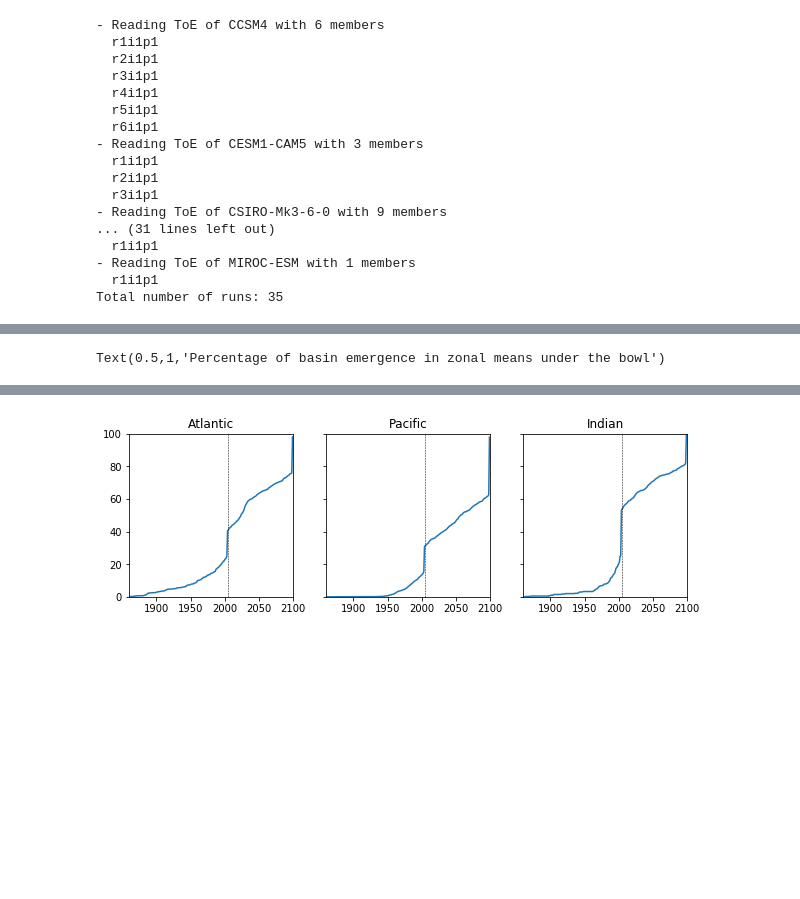
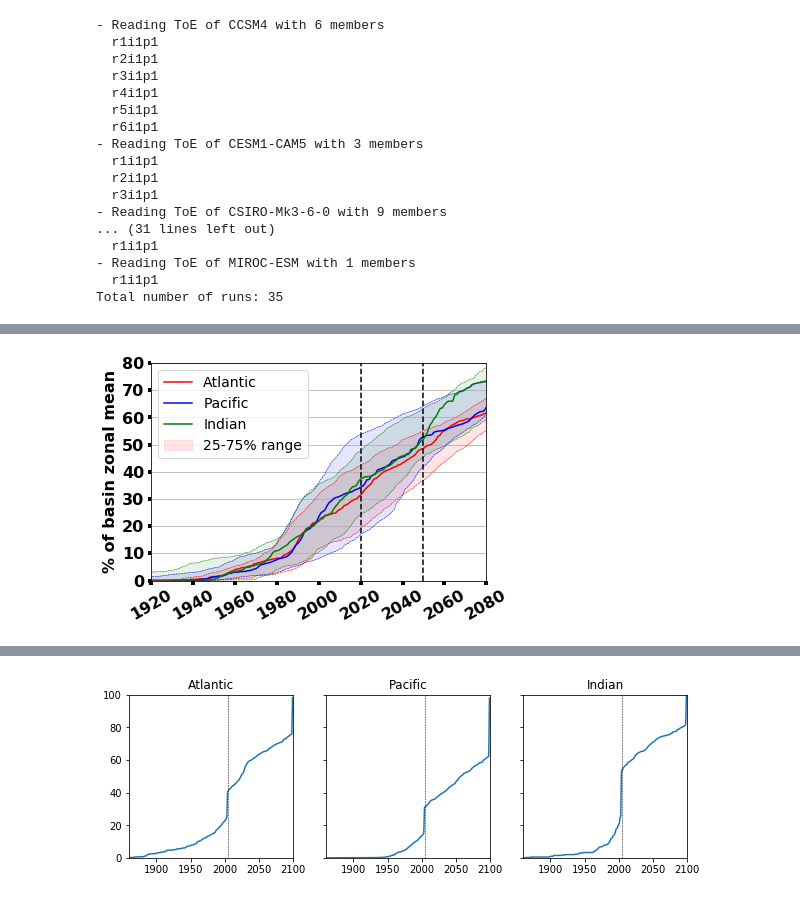
Before and after one commit to eguil/Density_bining, a Jupyter notebook: Yona_analysis/programs/percentage_emergence.ipynb, the cells around one changed output, grey strips where cells are left out. Drawn from its saved outputs; the diff is of its cells as text; code cells hidden in the pictures; blank space fills up the shorter version.

```diff
--- a/Yona_analysis/programs/percentage_emergence.ipynb
+++ b/Yona_analysis/programs/percentage_emergence.ipynb
@@ -379,21 +379,36 @@ plt.show()
 # %%
-#fig, axes = plt.subplots(1,3,sharex=True,sharey=True,figsize=(12, 4))
+# -- Plot for Ocean Sciences poster
 plt.plot(time,median_emerge[:,1],label='Atlantic',color='red')
 plt.plot(time,median_emerge[:,2],label='Pacific',color='blue')
 plt.plot(time,median_emerge[:,3],label='Indian',color='green')
 plt.fill_between(time,pc25_emerge[:,1],pc75_emerge[:,1],alpha=0.1,color='red',label='25-75% range')
 plt.fill_between(time,pc25_emerge[:,2],pc75_emerge[:,2],alpha=0.1,color='blue')
 plt.fill_between(time,pc25_emerge[:,3],pc75_emerge[:,3],alpha=0.1,color='green')
+plt.plot(time,pc25_emerge[:,1],color='red',ls='--',lw=0.5)
+plt.plot(time,pc25_emerge[:,2],color='blue',ls='--',lw=0.5)
+plt.plot(time,pc25_emerge[:,3],color='green',ls='--',lw=0.5)
+plt.plot(time,pc75_emerge[:,1],color='red',ls='--',lw=0.5)
+plt.plot(time,pc75_emerge[:,2],color='blue',ls='--',lw=0.5)
+plt.plot(time,pc75_emerge[:,3],color='green',ls='--',lw=0.5)
 ax = plt.gca()
-ax.set_xlim([1920,2100])
-ax.set_ylim([0,100])
-ax.axvline(x=2005,ls='--',color='k',lw=0.5)
-ax.set_ylabel('% of basin zonal mean',fontweight='bold')
+ax.set_xlim([1920,1983])
+ax.set_ylim([0,80])
+# ax.axvline(x=2005,ls='--',color='k',lw=0.5)
+ax.axvline(x=2020,ls='--',color='k')
+ax.axvline(x=2050,ls='--',color='k')
+ax.set_ylabel('% of basin zonal mean',fontweight='bold',fontsize=16)
 ax.set_xticks(np.arange(1920,2081,20))
-ax.set_yticks(np.arange(0,101,10))
+ax.set_yticks(np.arange(0,90,10))
 ax.tick_params(axis='y', labelleft='on')
-ax.tick_params(axis='y', labelleft='on')
-plt.legend()
-plt.title('Percentage of basin emergence in zonal means under the bowl',fontweight='bold', fontsize=13,verticalalignment='bottom')
+plt.setp(ax.get_xticklabels(), fontweight='bold',fontsize=16,rotation=30)
+plt.setp(ax.get_yticklabels(), fontweight='bold',fontsize=16)
+ax.xaxis.set_tick_params(which='major',width=4)
+ax.yaxis.set_tick_params(which='major',width=4)
+ax.grid(axis='y')
+plt.legend(fontsize=14)
+# plt.title('Percentage of basin emergence in zonal means under the bowl',fontweight='bold', fontsize=13,verticalalignment='bottom')
+
+plotName = 'percentage_basin_emergence_medians_rcp85_meanhistNat_poster'
+plt.savefig('/home/ysilvy/figures/models/ToE/'+plotName+'.png', bbox_inches='tight',dpi=300)
 # %% [output]
-Text(0.5,1,'Percentage of basin emergence in zonal means under the bowl')
+[figure, added]
```
Also changed, not shown: parts of 3 cells of this notebook, 7 other files.
